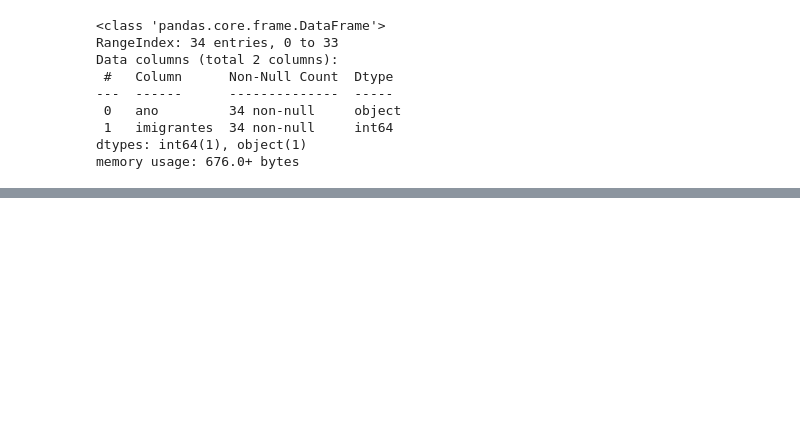
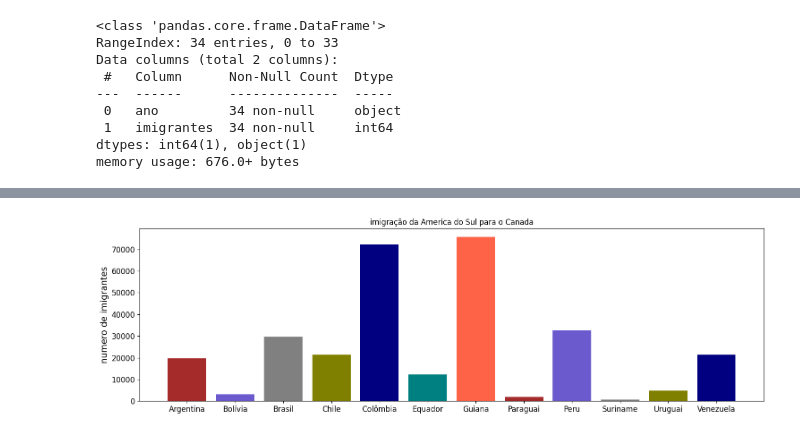
Before and after one commit to victorhphugo/aula1, a Jupyter notebook: aula1.ipynb, the cells around one changed output, grey strips where cells are left out. Drawn from its saved outputs; the diff is of its cells as text; code cells hidden in the pictures; blank space fills up the shorter version.

```diff
--- a/aula1.ipynb
+++ b/aula1.ipynb
@@ -405,0 +546,4 @@ memory usage: 676.0+ bytes
+# %%
+df.set_index = ['Pais']
+# %%
+america_sul= df.query ("Regiao == 'América do Sul' ")
@@ -405,0 +568,13 @@ memory usage: 676.0+ bytes
+# %%
+cores = ['brown','slateblue','gray','olive','navy','teal','tomato']
+# %%
+fig,ax = plt.subplots(figsize=(18,5))
+ax.bar(america_sul.index,america_sul['Total'],color=cores)
+ax.set_title('imigração da America do Sul para o Canada')
+ax.set_xlabel('')
+ax.set_ylabel('numero de imigrantes',fontsize=14)
+ax.xaxis.set_tick_params(labelsize = 12)
+ax.yaxis.set_tick_params(labelsize = 12)
+plt.show()
+# %% [output]
+[figure, added]
```
Also changed, not shown: parts of 17 cells of this notebook.
